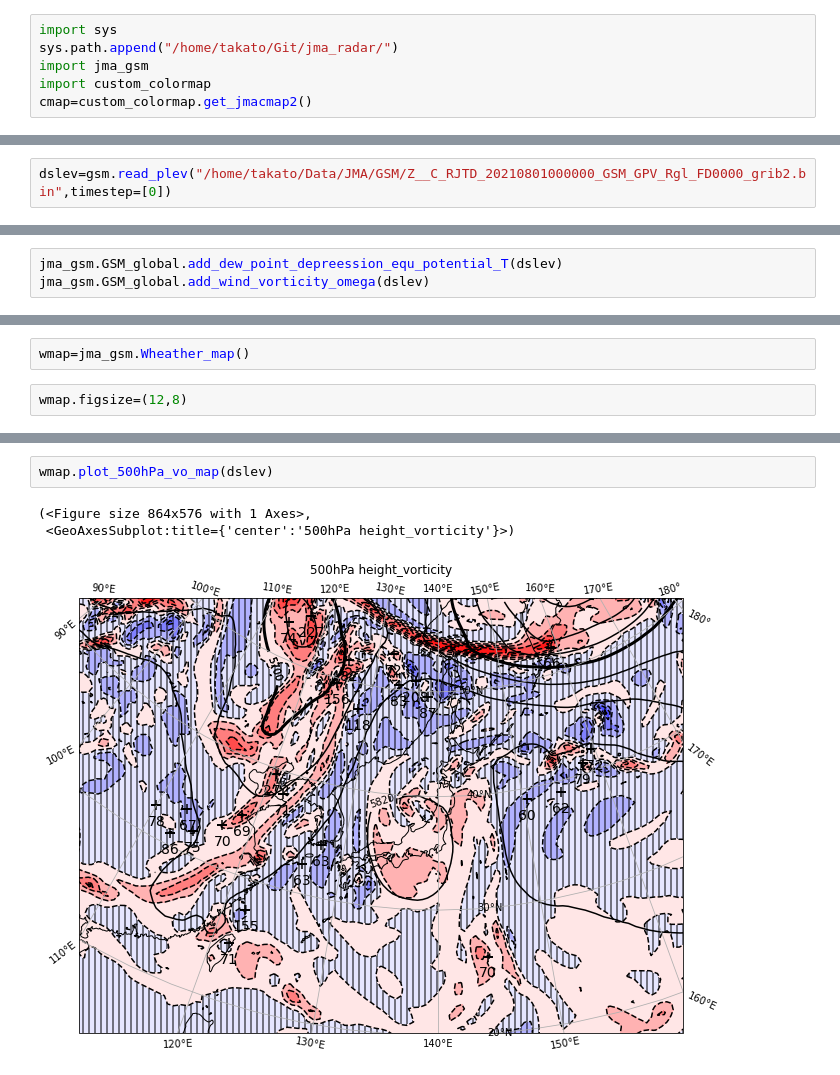
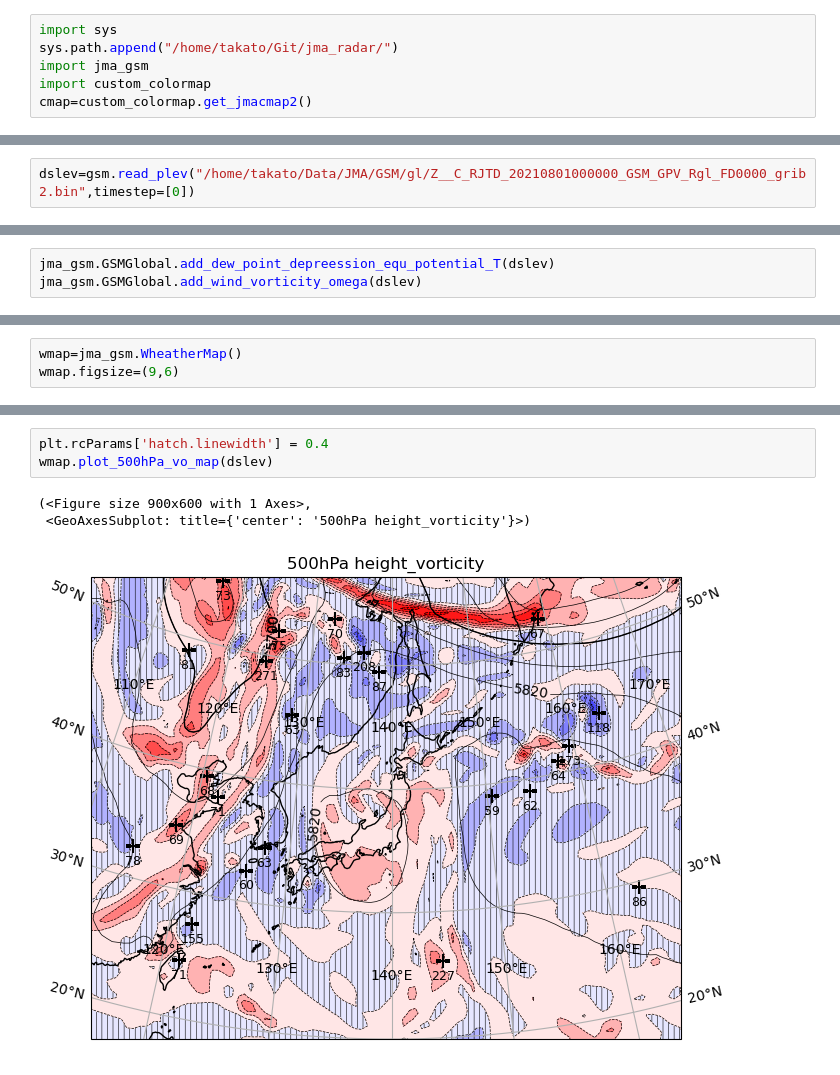
Before and after one commit to earth06/jma_radar, a Jupyter notebook: sample/make_gsm_reader.ipynb, the cells around one changed output, grey strips where cells are left out. Cells and saved outputs as stored; diff of their text form.

Commit message:
update figure

```diff
--- a/sample/make_gsm_reader.ipynb
+++ b/sample/make_gsm_reader.ipynb
@@ -53,2 +46,2 @@ Data variables:
 # %%
-dslev=gsm.read_plev("/home/takato/Data/JMA/GSM/Z__C_RJTD_20210801000000_GSM_GPV_Rgl_FD0000_grib2.bin",timestep=[0])
+dslev=gsm.read_plev("/home/takato/Data/JMA/GSM/gl/Z__C_RJTD_20210801000000_GSM_GPV_Rgl_FD0000_grib2.bin",timestep=[0])
@@ -75,3 +48,3 @@ Attributes:
 # %%
-jma_gsm.GSM_global.add_dew_point_depreession_equ_potential_T(dslev)
-jma_gsm.GSM_global.add_wind_vorticity_omega(dslev)
+jma_gsm.GSMGlobal.add_dew_point_depreession_equ_potential_T(dslev)
+jma_gsm.GSMGlobal.add_wind_vorticity_omega(dslev)
@@ -127,4 +51,3 @@ importlib.reload(jma_gsm)
 # %%
-wmap=jma_gsm.Wheather_map()
+wmap=jma_gsm.WheatherMap()
+wmap.figsize=(9,6)
-# %%
-wmap.figsize=(12,8)
@@ -153,9 +78,10 @@ wmap.plot_300hPa_map(dslev)
 # %%
+plt.rcParams['hatch.linewidth'] = 0.4
 wmap.plot_500hPa_vo_map(dslev)
 # %% [output]
-(<Figure size 864x576 with 1 Axes>,
- <GeoAxesSubplot:title={'center':'500hPa height_vorticity'}>)
+(<Figure size 900x600 with 1 Axes>,
+ <GeoAxesSubplot: title={'center': '500hPa height_vorticity'}>)
-[figure, old version]
+[figure, new version]
 # %%
 wmap.plot_surface_ps_wind_precip(ds_sfc,cmap=cmap)
 # %% [output]
```
Also changed, not shown: parts of 18 cells of this notebook, 3 other files.
